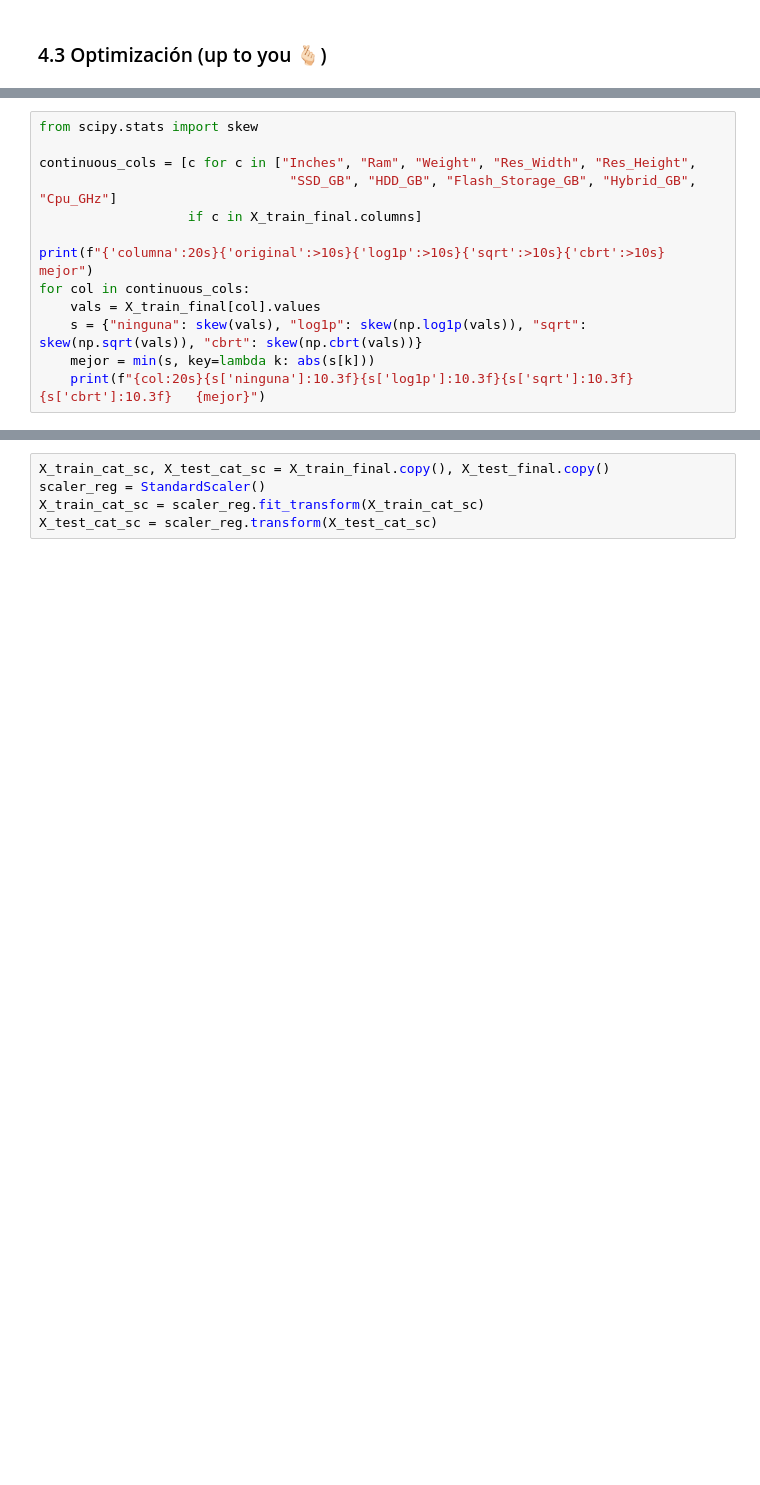
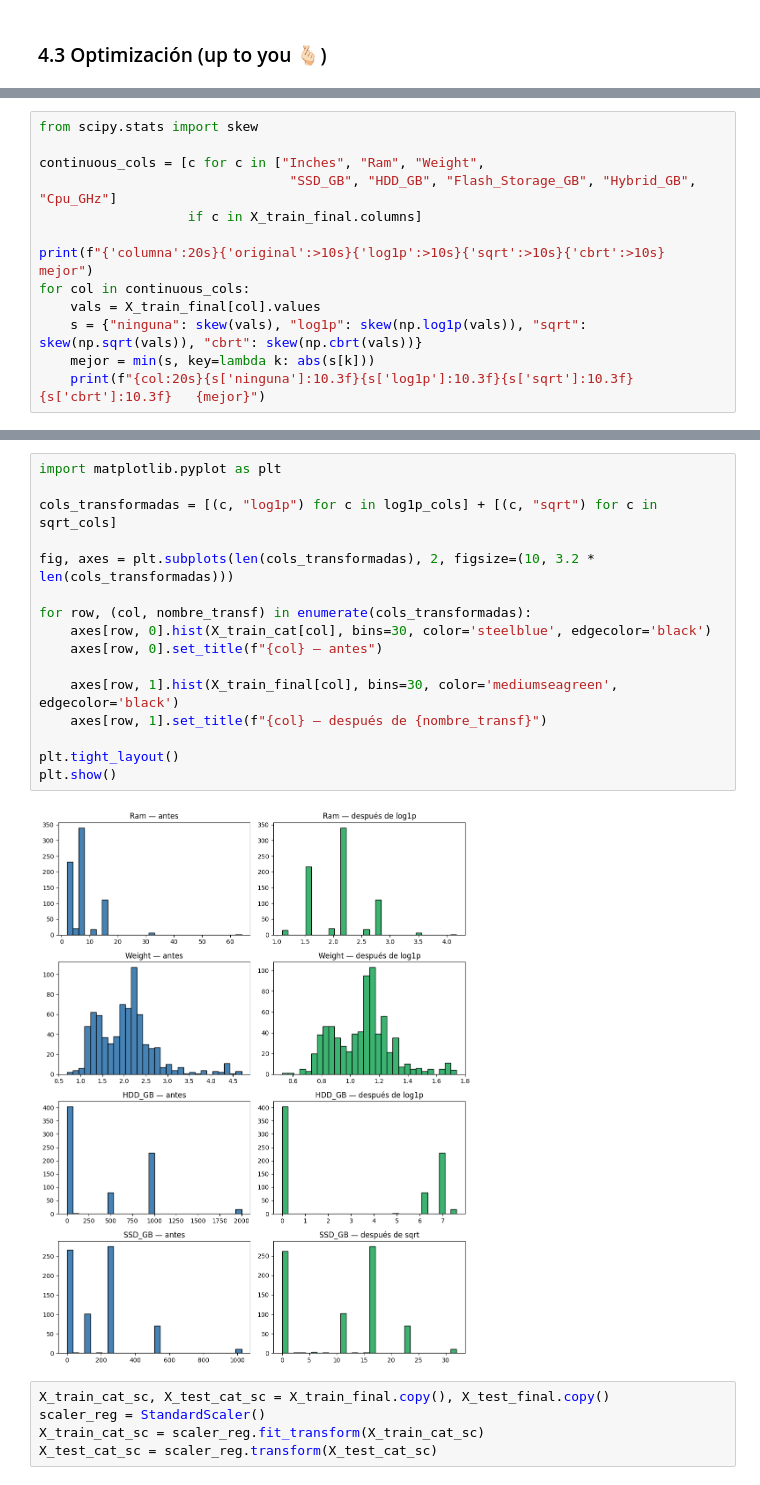
Before and after one commit to Emigarsan/DS-Online-Emilio-Garrote, a Jupyter notebook: TC_04_Sprint_12_Kaggle/TC-Kaggle_submission_best.ipynb, the cells around one changed output, grey strips where cells are left out. Cells and saved outputs as stored; diff of their text form; blank space fills up the shorter version.

```diff
--- a/TC_04_Sprint_12_Kaggle/TC-Kaggle_submission_best.ipynb
+++ b/TC_04_Sprint_12_Kaggle/TC-Kaggle_submission_best.ipynb
@@ -590,7 +573,7 @@ Según esa tabla: `Inches` y `Cpu_GHz` no se tocan (ya están casi simétricas;
 # %%
 from scipy.stats import skew
 
-continuous_cols = [c for c in ["Inches", "Ram", "Weight", "Res_Width", "Res_Height",
+continuous_cols = [c for c in ["Inches", "Ram", "Weight",
                                 "SSD_GB", "HDD_GB", "Flash_Storage_GB", "Hybrid_GB", "Cpu_GHz"]
                    if c in X_train_final.columns]
 
@@ -631,4 +612,22 @@ Transformaciones aplicadas:
   sqrt  -> ['SSD_GB']
+# %%
+import matplotlib.pyplot as plt
+
+cols_transformadas = [(c, "log1p") for c in log1p_cols] + [(c, "sqrt") for c in sqrt_cols]
+
+fig, axes = plt.subplots(len(cols_transformadas), 2, figsize=(10, 3.2 * len(cols_transformadas)))
+
+for row, (col, nombre_transf) in enumerate(cols_transformadas):
+    axes[row, 0].hist(X_train_cat[col], bins=30, color='steelblue', edgecolor='black')
+    axes[row, 0].set_title(f"{col} — antes")
+
+    axes[row, 1].hist(X_train_final[col], bins=30, color='mediumseagreen', edgecolor='black')
+    axes[row, 1].set_title(f"{col} — después de {nombre_transf}")
+
+plt.tight_layout()
+plt.show()
+# %% [output]
+[figure, added]
 # %%
 X_train_cat_sc, X_test_cat_sc = X_train_final.copy(), X_test_final.copy()
 scaler_reg = StandardScaler()
```
Also changed, not shown: parts of 21 cells of this notebook, 13 other files.
